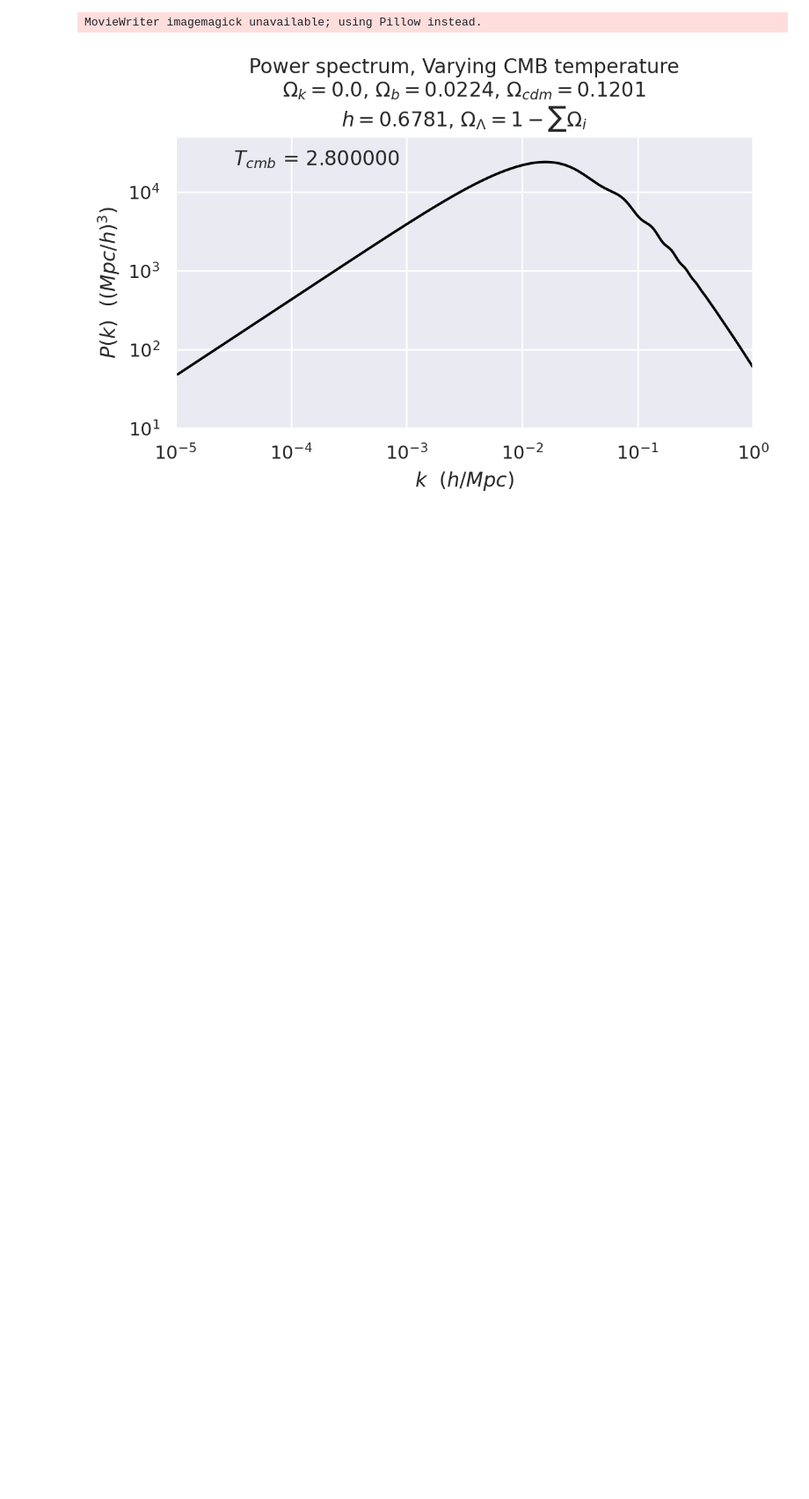
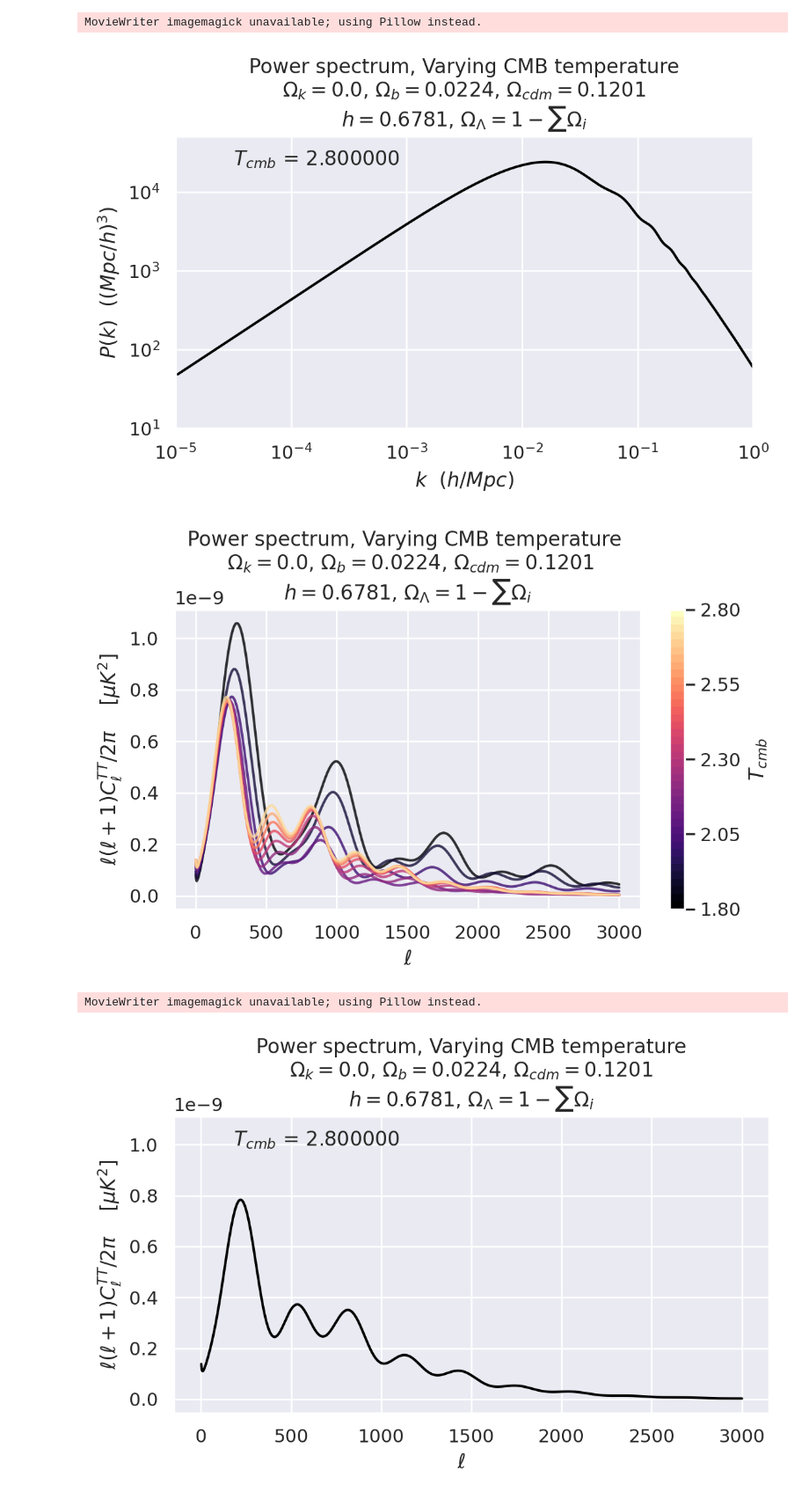
Before and after one commit to GabrielMissael/cosmology_CLASS_power_spectrum, a Jupyter notebook: CLASS_power_spectrum_variations.ipynb, the cells around one changed output. Shown at 88% size. Drawn from its saved outputs; the diff is of its cells as text; code cells hidden in the pictures; blank space fills up the shorter version.

```diff
--- a/CLASS_power_spectrum_variations.ipynb
+++ b/CLASS_power_spectrum_variations.ipynb
@@ -210,6 +210,29 @@ animation(data=dataset, vals=T_cmb_space, val_name='$T_{cmb}$', scale='log',
 [figure]
 MovieWriter imagemagick unavailable; using Pillow instead.
 [figure]
+# %%
+# Cosmic Microwave Background temperature variation
+
+subprocess.call(['./class', f'default_Tcmb_{i}.ini'])
+
+dataset = get_family_data('default_Tcmb_', n=len(T_cmb_space), typed='_cl.dat')
+dataset = np.array(dataset)
+
+graph(data=dataset, vals=T_cmb_space, val_name='$T_{cmb}$',
+      title='Power spectrum, Varying CMB temperature \n $\Omega_k = 0.0$,' +
+      ' $\Omega_b = 0.0224$, $\Omega_{cdm} = 0.1201$\n$h = 0.6781$,' +
+      ' $\Omega_{\Lambda} = 1 - \sum \Omega_i$',
+      xlabel='$\ell$', ylabel='$\ell(\ell+1)C_\ell^{TT}/2\pi$    $[\mu K^2]$', save='../images/Tcmb_l.png')
+
+animation(data=dataset, vals=T_cmb_space, val_name='$T_{cmb}$',
+          title='Power spectrum, Varying CMB temperature\n$\Omega_k = 0.0$,' +
+          ' $\Omega_b = 0.0224$, $\Omega_{cdm} = 0.1201$\n$h = 0.6781$,' +
+          ' $\Omega_{\Lambda} = 1 - \sum \Omega_i$',
+          xlabel='$\ell$    ', ylabel='$\ell(\ell+1)C_\ell^{TT}/2\pi$    $[\mu K^2]$', filename='../images/Tcmb_l.gif')
+# %% [output]
+[figure, added]
+MovieWriter imagemagick unavailable; using Pillow instead.
+[figure, added]
 # %%
 # Hubble parameter variation
 
```
Also changed, not shown: parts of 10 cells of this notebook.
